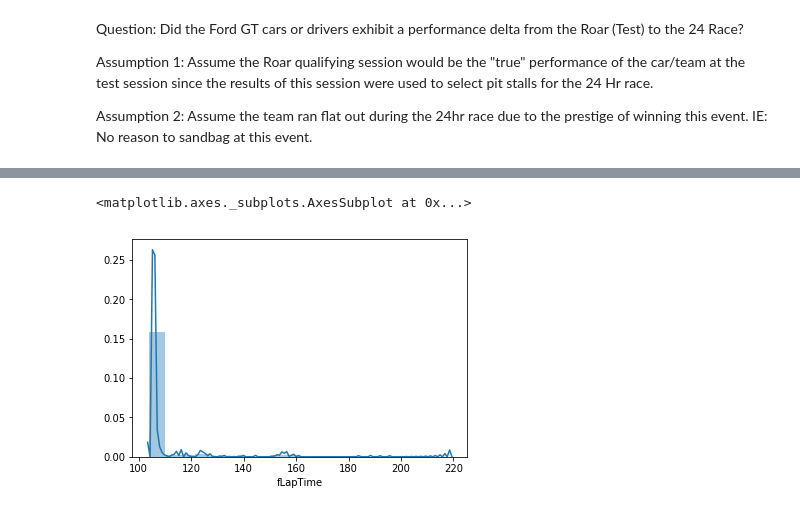
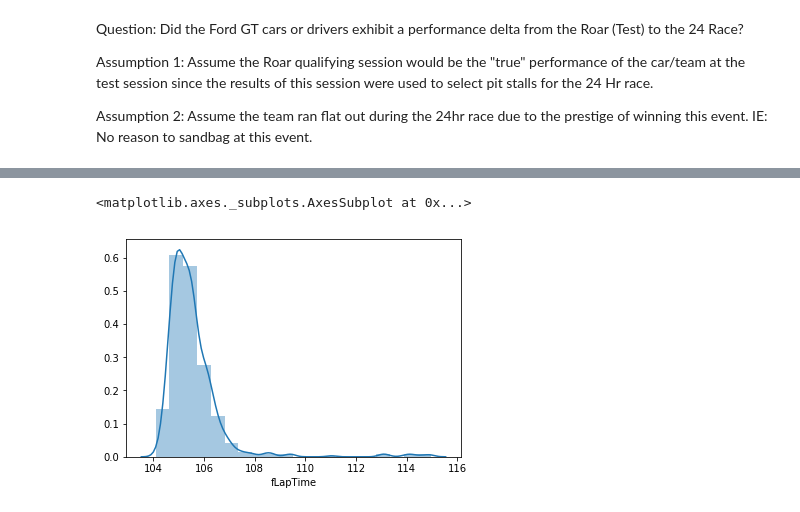
Before and after one commit to thegrumpygator/IMSA2017, a Jupyter notebook: FordGTQuestionDaytona2018.ipynb, the cells around one changed output, grey strips where cells are left out. Saved outputs shown, nothing was run; the diff lists cells and outputs as text; code cells hidden in the pictures.

Commit message:
Finished Ford GT analysis with plots
Includes Corvette as well.

```diff
--- a/FordGTQuestionDaytona2018.ipynb
+++ b/FordGTQuestionDaytona2018.ipynb
@@ -7,4 +12,38 @@ import seaborn as sns
 %matplotlib inline
+# %%
+#Function to fix the time (string)
+def fixTime(df):
+    '''This function takes the dataframe as an argument and
+    converts the string Lap Time column to be a datetime
+    and then converts the datetime column to be a float.
+    The function then returns the dataframe with those two
+    columns appended to the right'''
+
+    # TODO: Check to make sure that the 'Lap Time' column
+    #       exists.
+    # TODO: Check to make sure that the 'Lap Time' column
+    #       is the right format
+
+    df = df.assign(dtLapTime = pd.to_datetime('0:0:' + df['Lap Time'] + '0',
+                                             exact = False, errors = 'ignore',
+                                             format = "%H:%M:%S.%f").apply(lambda x: x.time()))
+    df = df.assign(fLapTime = df.dtLapTime.apply(lambda x: ((x.hour * 60 + x.minute) * 60 + x.second) * 1000000 + x.microsecond) / 1000000)
+    return df
+
+
+def getCarData(df, car_num, max_time):
+    # make sure car exists
+    # make a default max time val
+    return df[(df['Car'] == car_num) & (df['Flag'] == 'Green') & (df['fLapTime'] < max_time)]
+
+
+def getCarsData(df, car_nums, max_time, strDfName):
+    # make sure car exists
+    # make a default max time val
+    #df[df['A'].isin([3, 6])]
+    df = df[(df['Car'].isin(car_nums)) & (df['Flag'] == 'Green') & (df['fLapTime'] < max_time)].copy()
+    df['SetName'] = strDfName
+    return df
 # %% [markdown]
 Question: Did the Ford GT cars or drivers exhibit a performance delta from the Roar (Test) to the 24 Race?
 
@@ -89,0 +106,8 @@ dfQ_66
+# %%
+df_chevy3 = getCarsData(dfR[narrow_columns], [3], 115, 'Corvette 3')
+df_chevy4 = getCarsData(dfR[narrow_columns], [4], 115, 'Corvette 4')
+df_ford66 = getCarsData(dfR[narrow_columns], [66], 115, 'Ford GT 66')
+df_ford67 = getCarsData(dfR[narrow_columns], [67], 115, 'Ford GT 67')
+race_frames = [df_chevy3, df_chevy4, df_ford66, df_ford67]
+df_race2 = pd.concat(race_frames)
+sns.violinplot(df_race2.SetName, df_race2.fLapTime, inner='quartile')
@@ -90,5 +117,5 @@ dfQ_66
 # %%
-sns.distplot(dfR_66.fLapTime, bins = 20)
+sns.distplot(df_ford66.fLapTime, bins = 20)
 # %% [output]
 <matplotlib.axes._subplots.AxesSubplot at 0x...>
-[figure, old version]
+[figure, new version]
```
Also changed, not shown: parts of 13 cells of this notebook.
